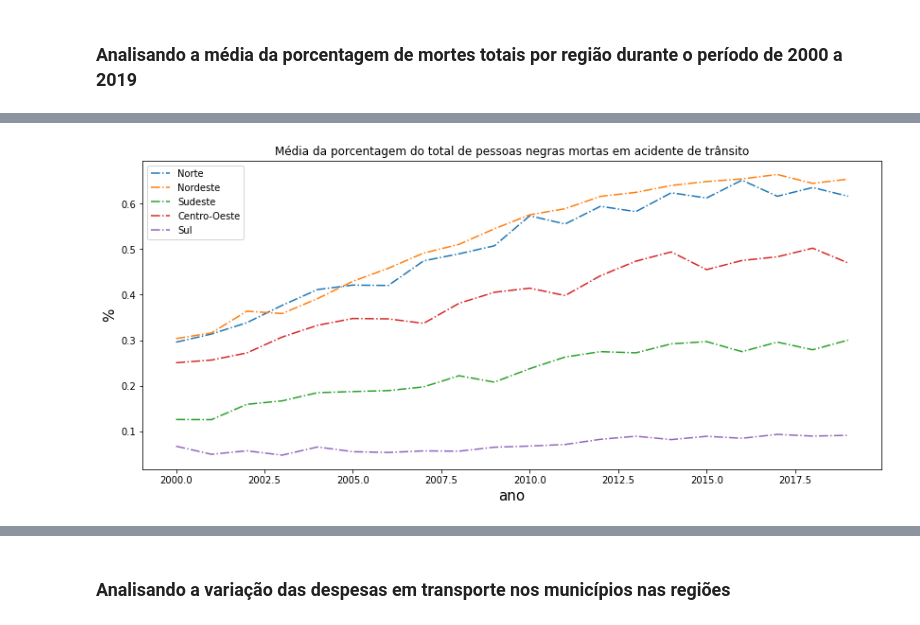
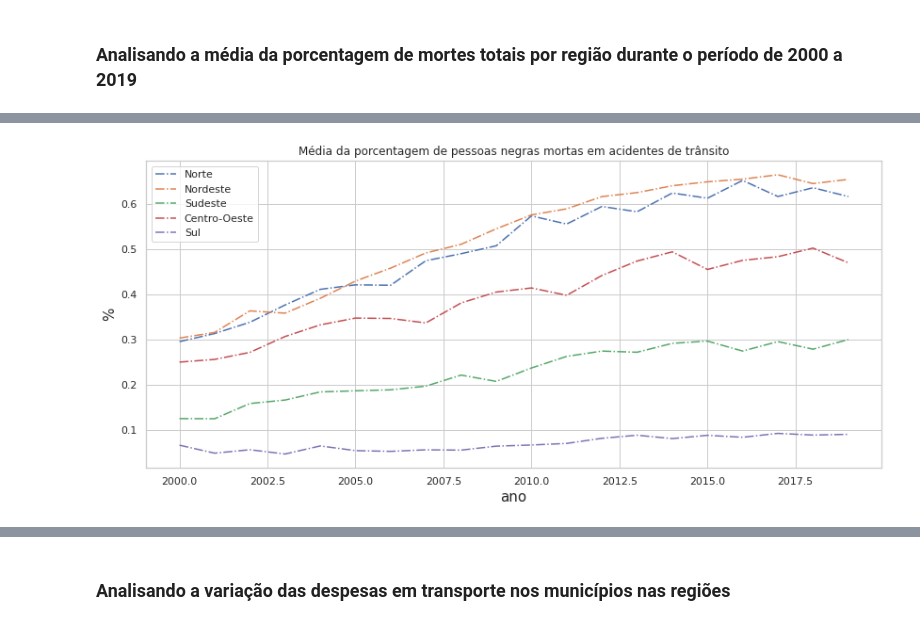
Before and after one commit to saulorcj/tarefas-analytica, a Jupyter notebook: A2/analise_dados.ipynb, the cells around one changed output, grey strips where cells are left out. Cells and saved outputs as stored; diff of their text form; code cells hidden in the pictures.

```diff
--- a/A2/analise_dados.ipynb
+++ b/A2/analise_dados.ipynb
@@ -309,9 +251,0 @@ desp_med_2021
-# %%
-lista_medias = []
-for regiao in regioes:
-  media = int(desp_2013[desp_2013["sigla_uf"].isin(regioes[regiao])]["valor"].mean())
-  lista_medias.append(media)
-
-desp_med_2013 = pd.DataFrame(lista_medias,
-                             index=regioes,
-                             columns=["media"]).sort_values(by="media", ascending=False)
@@ -341,11 +286,9 @@ variacao_media_prop
 # %% [markdown]
 ## Análise dos Dados
-# %%
-periodo_prop_mortes = range(2000, 2020)
 # %% [markdown]
 ### Analisando a média da porcentagem de mortes totais por região durante o período de 2000 a 2019
 # %%
-def get_media_prop_by_regiao(regiao, ano):
+def get_media_prop_by_regiao_ano(regiao, ano):
     """
     :param regiao: região a ser selecionada
     :param indicador: indicador a ser selecionado
@@ -356,12 +299,11 @@ def get_media_prop_by_regiao(regiao, ano):
                            (df_prop_mortes["sigla_uf"].isin(regioes[regiao]))]["prop_mortes"].mean()
     return media
 # %%
-medias_regiao = [get_media_prop_by_regiao(regiao, ano)
-                 for ano in periodo_prop_mortes
-                 for regiao in regioes]
+medias_regiao = np.array([get_media_prop_by_regiao(regiao, ano)
+                          for ano in range(2000, 2020)
+                          for regiao in regioes]).reshape(20,5)
 
-df_med_prop_mortes = pd.DataFrame(np.array(medias_regiao).reshape(20, 5),
-                   index=periodo_prop_mortes, columns=regioes)
-df_med_prop_mortes.index.name, df_med_prop_mortes.columns.name = "ano", "regiões"
-df_med_prop_mortes
+df_med_prop_mortes = pd.DataFrame(medias_regiao, index=periodo_prop_mortes, columns=regioes)
+# DataFrame média de mortes nas regiões entre 2000 e 2019
+df_med_prop_mortes.head()
 # %% [output]
@@ -386,10 +316,11 @@ df_med_prop_mortes
 # %%
+sns.set_style("whitegrid")
 plt.figure(figsize=(14,6))
 plt.plot(df_med_prop_mortes, '-.')
-plt.title("Média da porcentagem do total de pessoas negras mortas em acidente de trânsito")
+plt.title("Média da porcentagem de pessoas negras mortas em acidentes de trânsito")
 plt.xlabel("ano", size=15)
 plt.ylabel("%", size=15)
 plt.legend(regioes, loc="upper left")
 plt.show()
 # %% [output]
-[figure, old version]
+[figure, new version]
```
Also changed, not shown: parts of 106 cells of this notebook, 1 other file.
